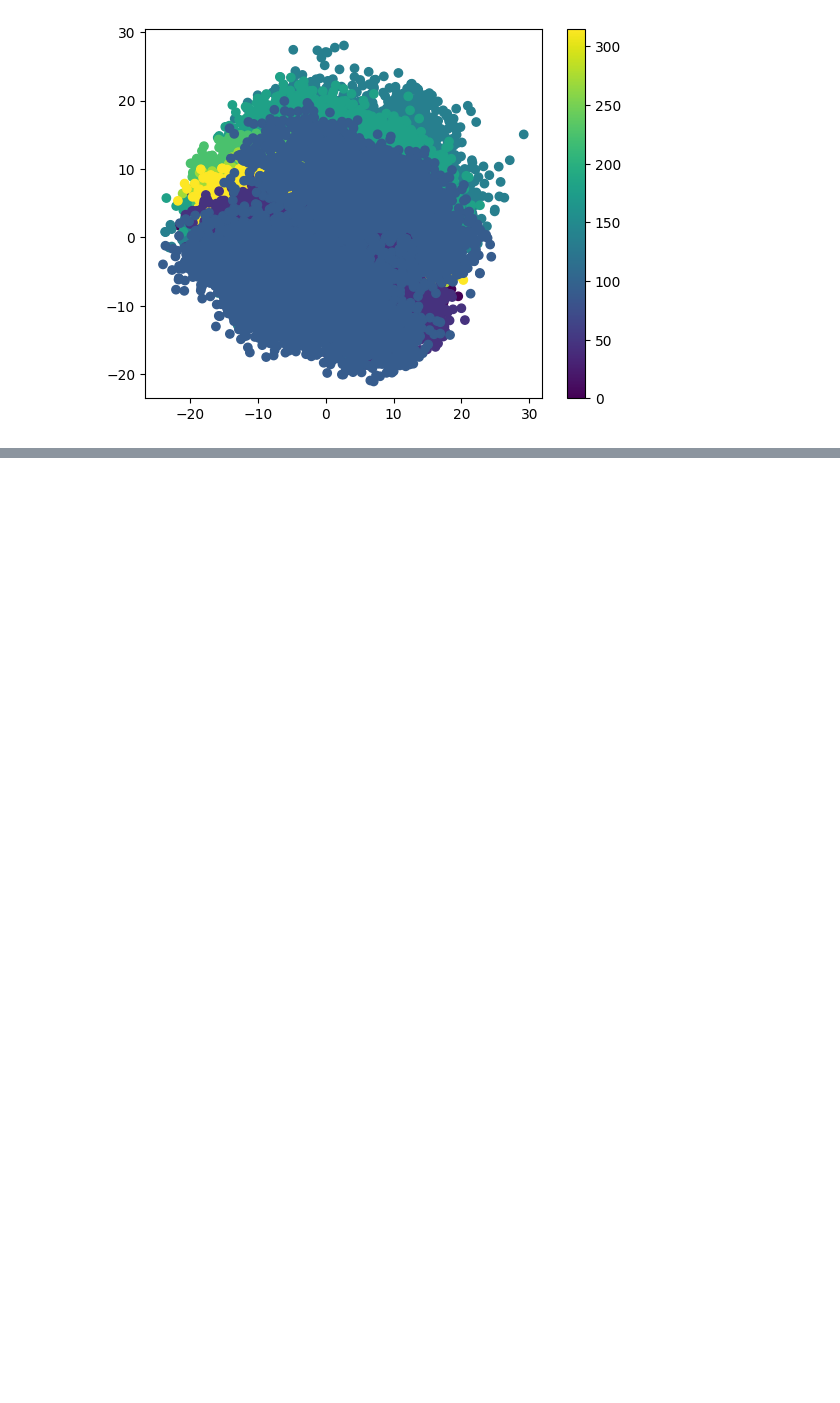
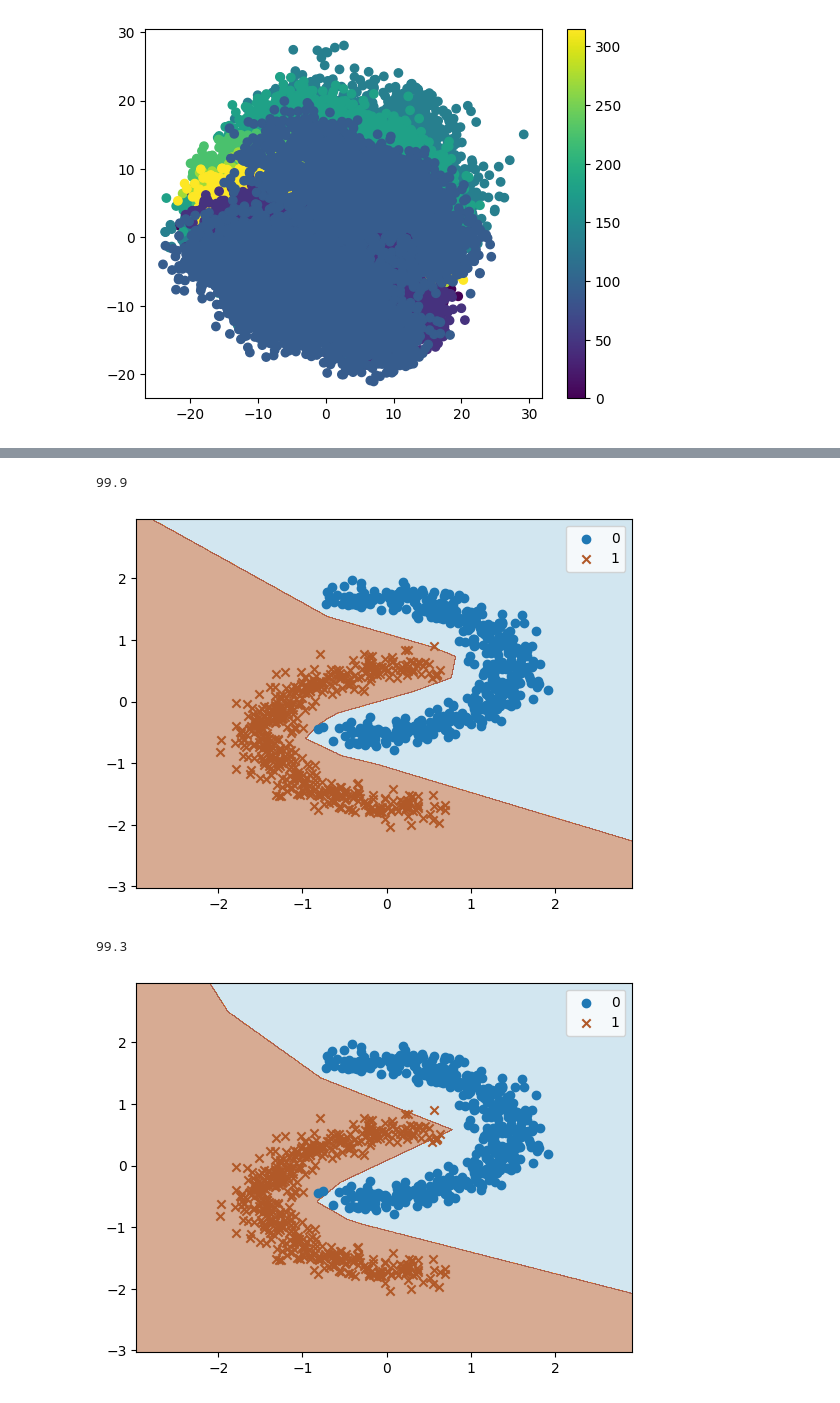
Before and after one commit to IDavron/exploring-neural-networks-weight-space, a Jupyter notebook: notebooks/weight_space.ipynb, the cells around one changed output, grey strips where cells are left out. Drawn from its saved outputs; the diff is of its cells as text; code cells hidden in the pictures; blank space fills up the shorter version.

```diff
--- a/notebooks/weight_space.ipynb
+++ b/notebooks/weight_space.ipynb
@@ -495,3 +465,25 @@ plt.show()
+# %%
+index = 0
+
+model = MLP(2, [8], 1)
+weights = data_1[index]
+list_to_model(model, weights)
+X, y = get_moons_dataset()
+X_rotated = rotate(X, 90)
+print(get_accuracy(model, X_rotated, y))
+plot_decision_boundary(model, X_rotated, y)
+
+weights = data_2[index]
+list_to_model(model, weights)
+X, y = get_moons_dataset()
+X_rotated = rotate(X, 90)
+print(get_accuracy(model, X_rotated, y))
+plot_decision_boundary(model, X_rotated, y)
+# %% [output]
+99.9
+[figure, added]
+99.3
+[figure, added]
 # %%
 pca = PCA(n_components=3)
 X_pca = pca.fit_transform(latent_space)
```
Also changed, not shown: parts of 29 cells of this notebook, 27 other files.
